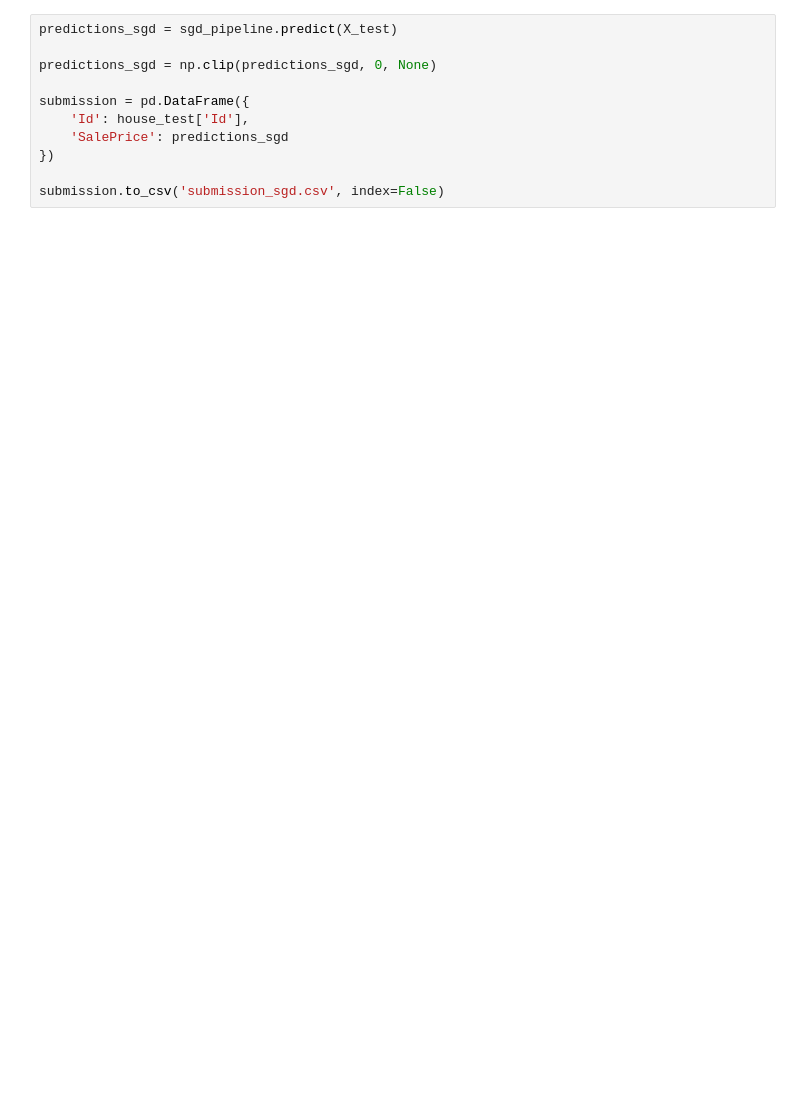
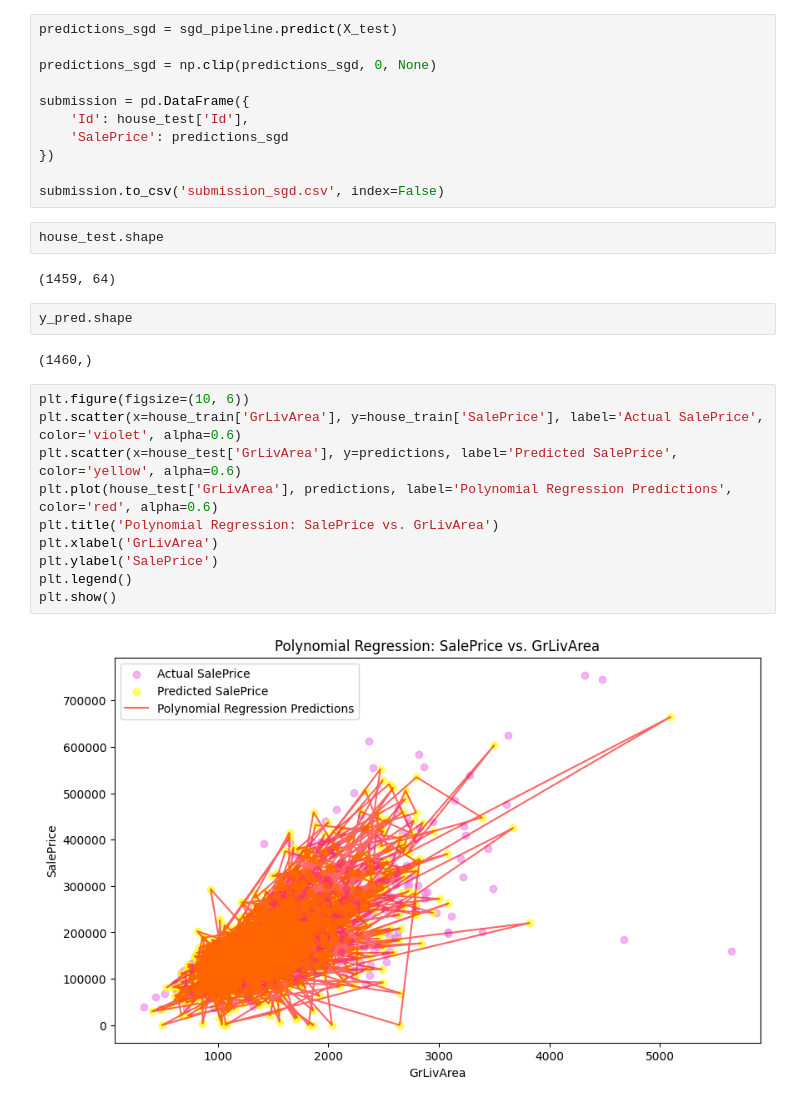
Before and after one commit to kavmuni/House_price_prediction, a Jupyter notebook: 09112025_House_price_predction_polynomial_test.ipynb, the cells around one changed output. Saved outputs shown, nothing was run; the diff lists cells and outputs as text; blank space fills up the shorter version.

```diff
--- a/09112025_House_price_predction_polynomial_test.ipynb
+++ b/09112025_House_price_predction_polynomial_test.ipynb
@@ -525,5 +525,25 @@ submission = pd.DataFrame({
 })
 
 submission.to_csv('submission_sgd.csv', index=False)
+# %%
+house_test.shape
+# %% [output]
+(1459, 64)
+# %%
+y_pred.shape
+# %% [output]
+(1460,)
+# %%
+plt.figure(figsize=(10, 6))
+plt.scatter(x=house_train['GrLivArea'], y=house_train['SalePrice'], label='Actual SalePrice', color='violet', alpha=0.6)
+plt.scatter(x=house_test['GrLivArea'], y=predictions, label='Predicted SalePrice', color='yellow', alpha=0.6)
+plt.plot(house_test['GrLivArea'], predictions, label='Polynomial Regression Predictions', color='red', alpha=0.6)
+plt.title('Polynomial Regression: SalePrice vs. GrLivArea')
+plt.xlabel('GrLivArea')
+plt.ylabel('SalePrice')
+plt.legend()
+plt.show()
+# %% [output]
+[figure, added]
 # %%
 plt.figure(figsize=(10, 6))
```
Also changed, not shown: parts of 5 cells of this notebook.
